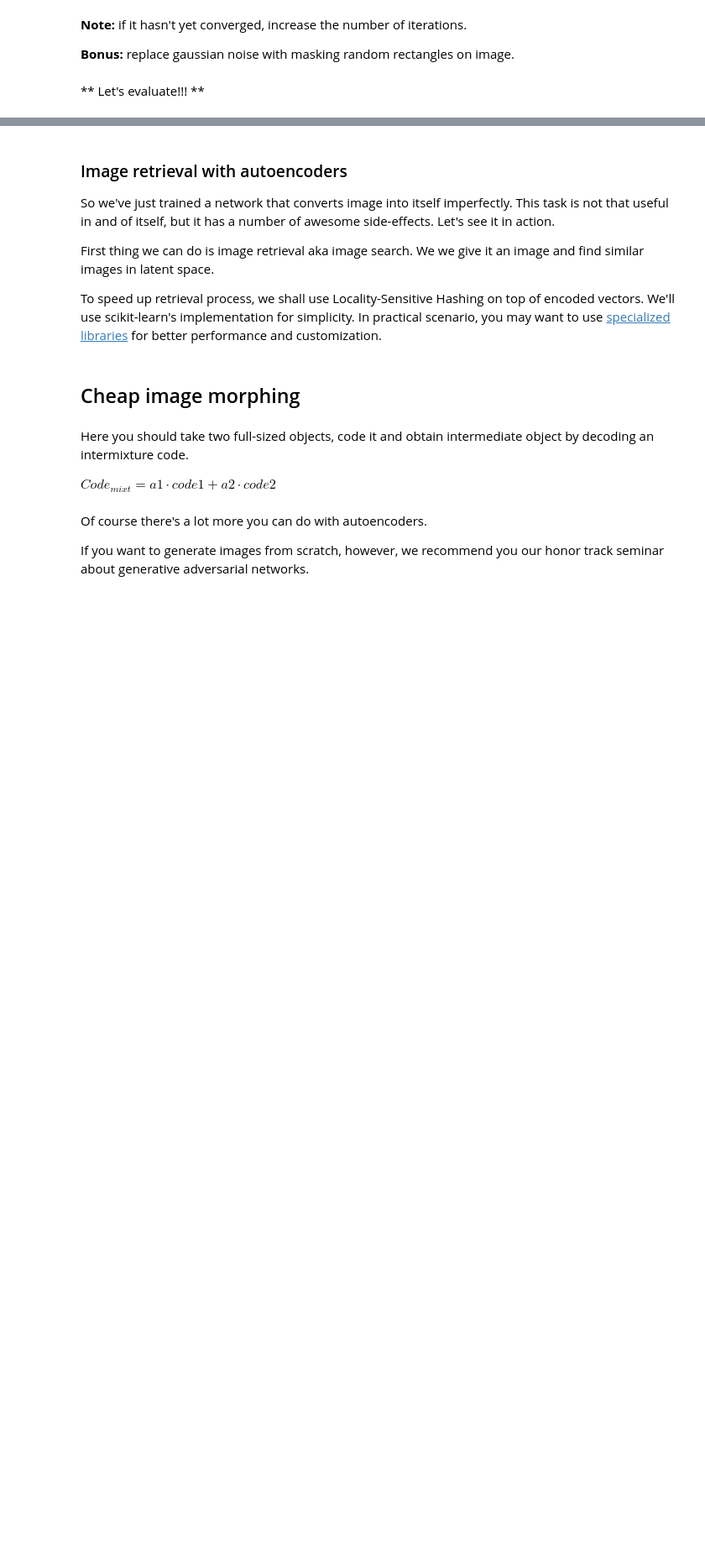
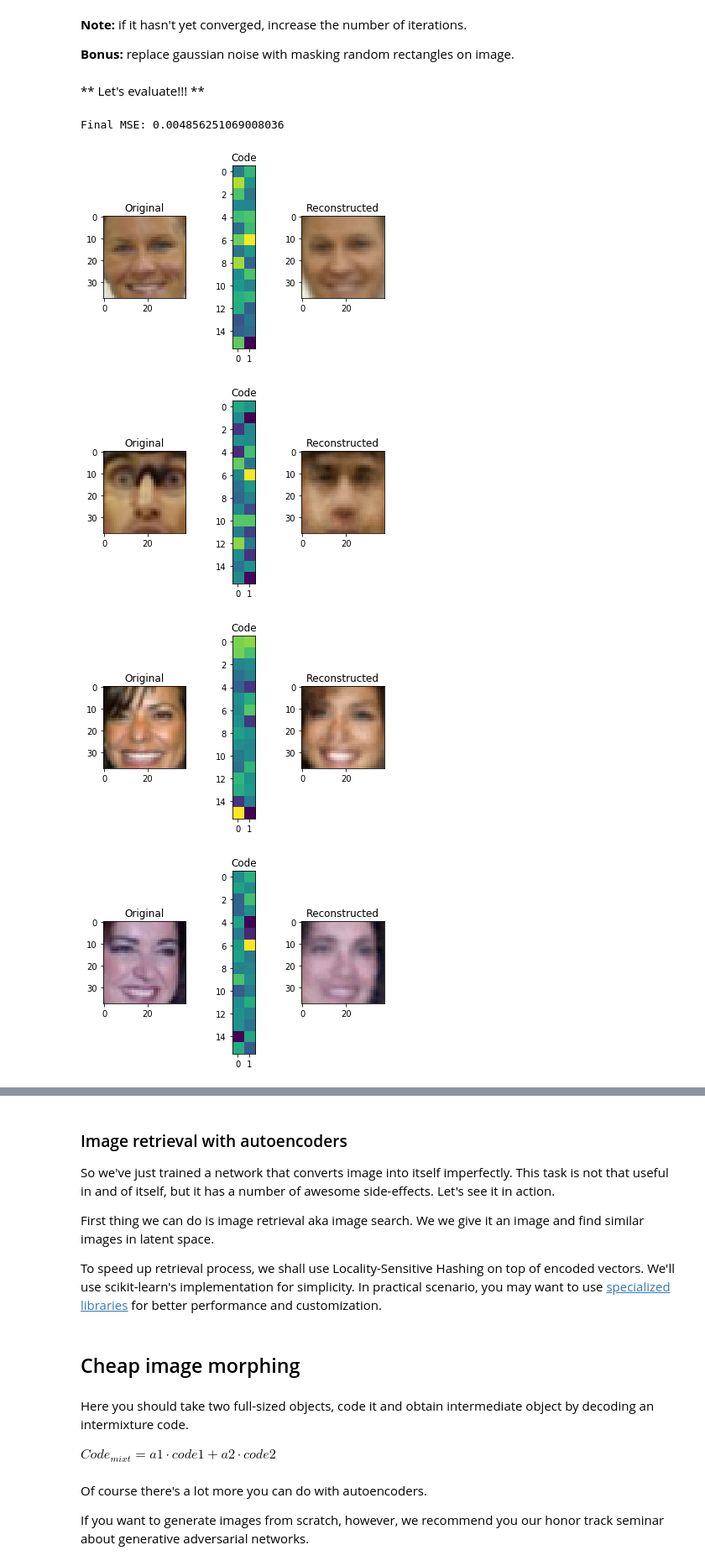
Before and after one commit to Radi4/DL_colab, a Jupyter notebook: homework03_part2_autoencoders_basic.ipynb, the cells around one changed output, grey strips where cells are left out. Shown at 84% size. Saved outputs shown, nothing was run; the diff lists cells and outputs as text; code cells hidden in the pictures; blank space fills up the shorter version.

```diff
--- a/homework03_part2_autoencoders_basic.ipynb
+++ b/homework03_part2_autoencoders_basic.ipynb
@@ -385,7 +396,7 @@ def apply_gaussian_noise(X, sigma=0.1):
 # %%
 class pca_autoencoder_deep_noise(nn.Module):
     def __init__(self, x, y, code_size=32):
-        super(pca_autoencoder_deep, self).__init__()
+        super(pca_autoencoder_deep_noise, self).__init__()
 
         out_channels = 16
         self.enc = nn.Sequential()
@@ -437,17 +448,20 @@ plt.imshow(apply_gaussian_noise(X[:1],sigma=0.5)[0].transpose([1,2,0]).clip(0, 1
 # %%
-def train_noise(model, train_dataset, test_dataset, num_epoch=50, sigma=0.1):
+def train_noise(model, dataset, num_epoch=50, sigma=0.1):
     model.double()
     model.to(device)
     gd = optim.Adamax(model.parameters(), lr=0.002)
-    dataloader = DataLoader(train_dataset, batch_size=BATCH_SIZE, shuffle=True)
+    dataloader = DataLoader(dataset, batch_size=BATCH_SIZE, shuffle=True)
     losses = []
     for epoch in range(num_epoch):
+        steps = 0
         for i, batch in enumerate(dataloader):
-            noisy_batch = apply_gaussian_noise(batch, sigma=sigma)
+            steps += 1
+            noisy_batch = apply_gaussian_noise(batch.data.numpy(), sigma=sigma)
+            noisy_batch = torch.Tensor(noisy_batch).double()
             gd.zero_grad()
             loss = model.batch_loss(batch.cuda(), noisy_batch.cuda())
-            (loss).backward()
+            loss.backward()
             losses.append(loss.detach().cpu().numpy())
             gd.step()
             gd.zero_grad()
-        print("#%i, Train loss: %.7f"%(epoch+1, np.mean(losses)),flush=True)
+        print("#%i, Train loss: %.7f"%(epoch+1, np.mean(losses[-steps:])),flush=True)
@@ -462,3 +468,3 @@ X_test_tensor_n = torch.Tensor(X_test_noise).type(torch.DoubleTensor)
-# %%
-aenc = pca_autoencoder()
-train(aenc, X_train_tensor)
+# %%
+aenc = pca_autoencoder_deep_noise(img_shape[1], img_shape[2])
+train_noise(aenc, X_train_tensor)
@@ -471,13 +495,20 @@ __Bonus:__ replace gaussian noise with masking random rectangles on image.
 # %%
 dataloader_test = DataLoader(X_test_tensor, batch_size=BATCH_SIZE, shuffle=True)
 scores = []
 for i, (batch) in enumerate(dataloader_test):
-    noisy_batch = apply_gaussian_noise(batch)
+    noisy_batch = apply_gaussian_noise(batch.data.numpy())
+    noisy_batch = torch.Tensor(noisy_batch).double()
     scores.append(aenc.batch_loss(batch.cuda(device = device), noisy_batch.cuda(device = device)).data.cpu().numpy())
     encoder_out = aenc.enc(noisy_batch.cuda(device = device))
 reconstruction_mse  = np.mean(scores)
 
 print("Final MSE:", reconstruction_mse)
 for i in range(5):
-    img = X_test_tensor_n[i]
+    img = X_test_tensor[i]
     visualize(img,aenc)
+# %% [output]
+Final MSE: 0.004856251069008036
+[figure, added]
+[figure, added]
+[figure, added]
+[figure, added]
```
Also changed, not shown: parts of 7 cells of this notebook.
